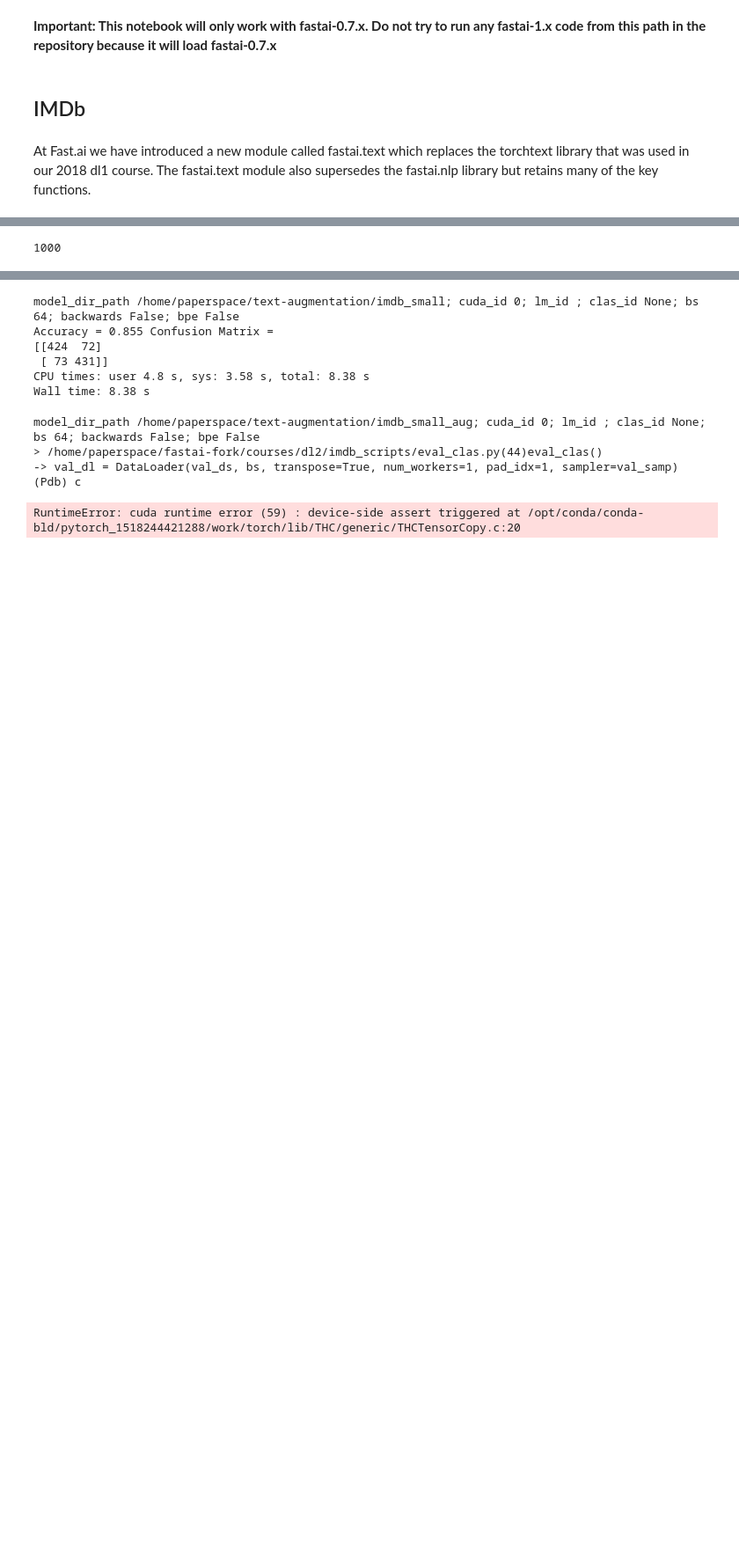
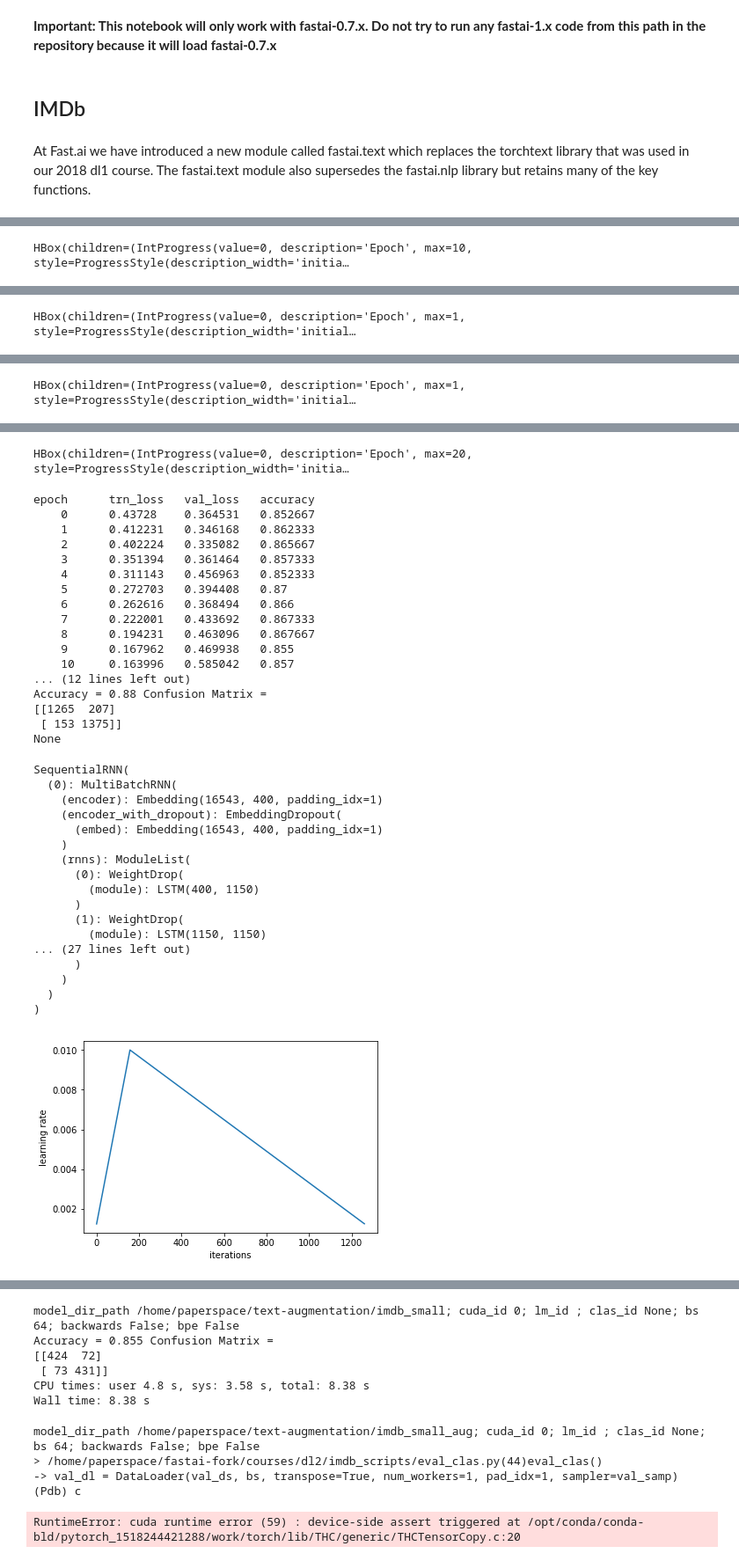
Before and after one commit to sshleifer/fastai, a Jupyter notebook: courses/dl2/imdb-prepro.ipynb, the cells around one changed output, grey strips where cells are left out. Shown at 88% size. Saved outputs shown, nothing was run; the diff lists cells and outputs as text; code cells hidden in the pictures; blank space fills up the shorter version.

Commit message:
run_experiment can be reused

```diff
--- a/courses/dl2/imdb-prepro.ipynb
+++ b/courses/dl2/imdb-prepro.ipynb
@@ -38,4 +42,0 @@ selected_train= list((small_data_dir / 'train/').glob('*/*.txt'))
-# %%
-len(selected_train)
-# %% [output]
-1000
@@ -59,0 +45,3 @@ def add_aug_files(target_language, small_data_dir):
+# %%
+es_metrics = run_experiment('es')
+# %% [output]
@@ -59,0 +66 @@ def add_aug_files(target_language, small_data_dir):
+HBox(children=(IntProgress(value=0, description='Epoch', max=10, style=ProgressStyle(description_width='initia…
@@ -59,0 +82 @@ def add_aug_files(target_language, small_data_dir):
+HBox(children=(IntProgress(value=0, description='Epoch', max=1, style=ProgressStyle(description_width='initial…
@@ -59,0 +85 @@ def add_aug_files(target_language, small_data_dir):
+HBox(children=(IntProgress(value=0, description='Epoch', max=1, style=ProgressStyle(description_width='initial…
@@ -59,0 +88,36 @@ def add_aug_files(target_language, small_data_dir):
+HBox(children=(IntProgress(value=0, description='Epoch', max=20, style=ProgressStyle(description_width='initia…
+epoch      trn_loss   val_loss   accuracy
+    0      0.43728    0.364531   0.852667
+    1      0.412231   0.346168   0.862333
+    2      0.402224   0.335082   0.865667
+    3      0.351394   0.361464   0.857333
+    4      0.311143   0.456963   0.852333
+    5      0.272703   0.394408   0.87
+    6      0.262616   0.368494   0.866
+    7      0.222001   0.433692   0.867333
+    8      0.194231   0.463096   0.867667
+    9      0.167962   0.469938   0.855
+    10     0.163996   0.585042   0.857
+... (12 lines left out)
+Accuracy = 0.88 Confusion Matrix =
+[[1265  207]
+ [ 153 1375]]
+None
+SequentialRNN(
+  (0): MultiBatchRNN(
+    (encoder): Embedding(16543, 400, padding_idx=1)
+    (encoder_with_dropout): EmbeddingDropout(
+      (embed): Embedding(16543, 400, padding_idx=1)
+    )
+    (rnns): ModuleList(
+      (0): WeightDrop(
+        (module): LSTM(400, 1150)
+      )
+      (1): WeightDrop(
+        (module): LSTM(1150, 1150)
+... (27 lines left out)
+      )
+    )
+  )
+)
+[figure, added]
```
Also changed, not shown: parts of 34 cells of this notebook, 3 other files.
